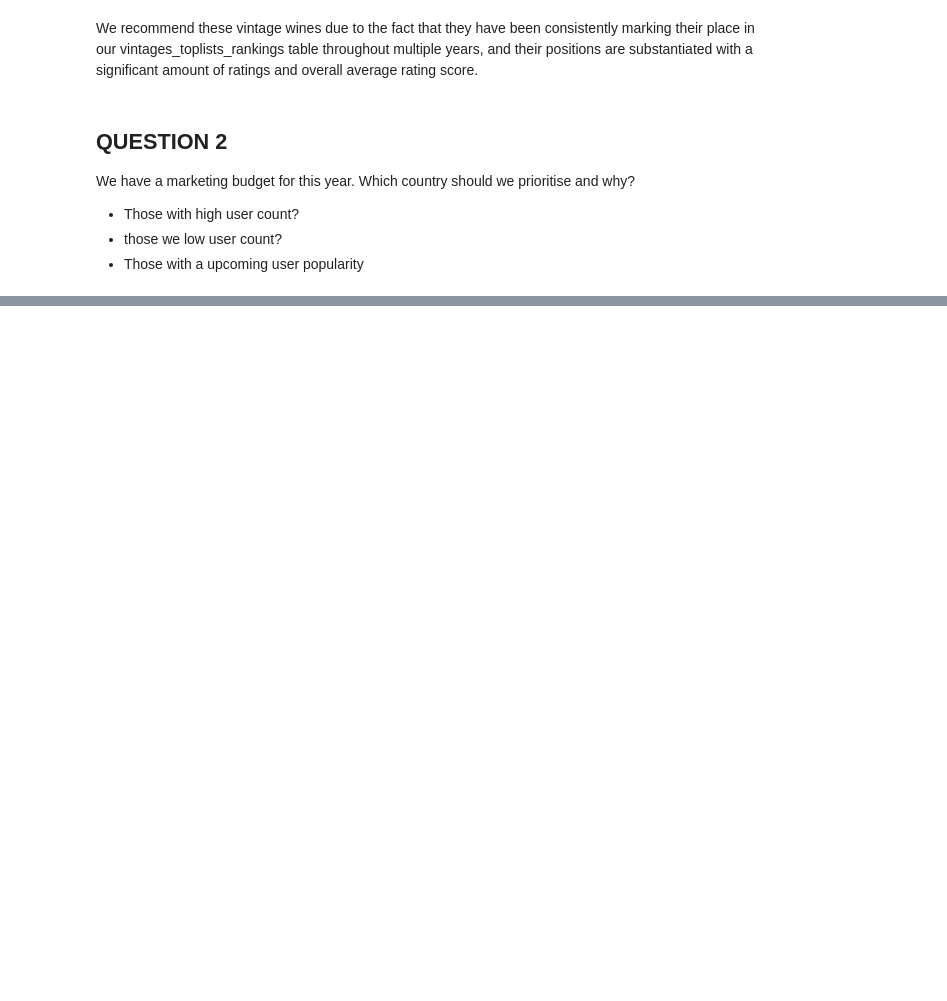
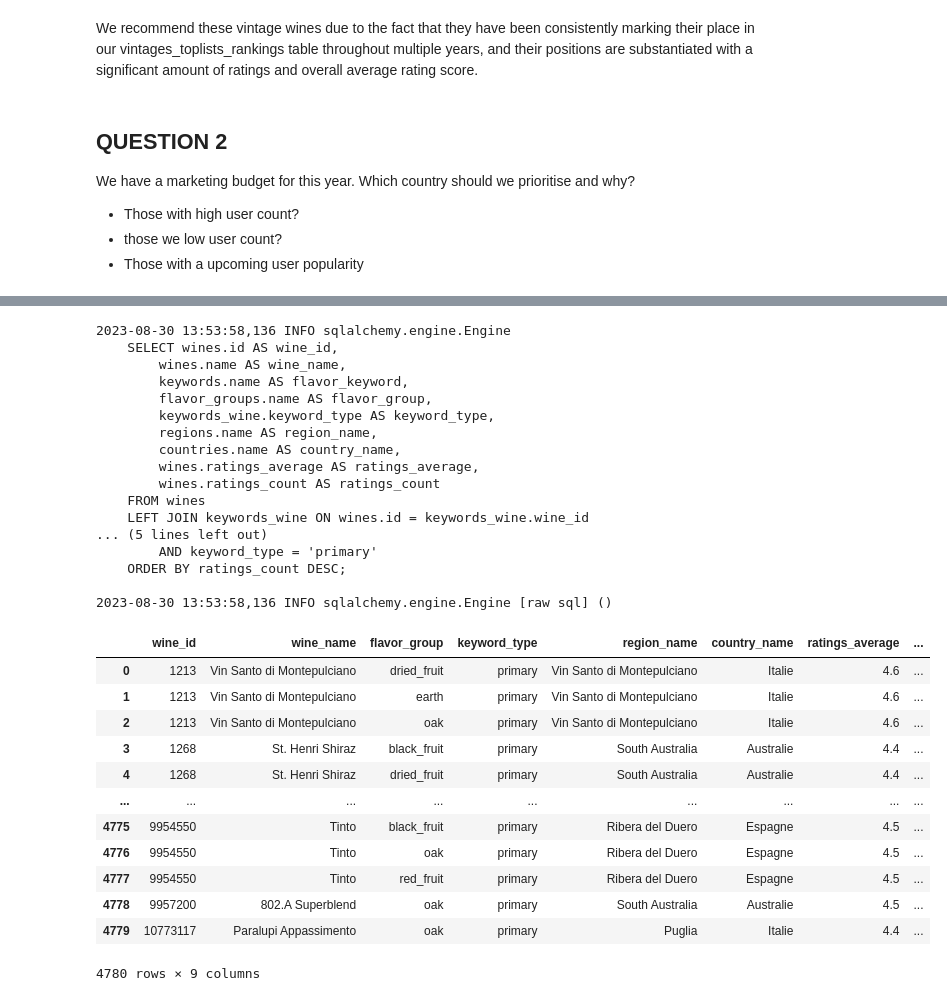
Before and after one commit to moni2code/project_vivino, a Jupyter notebook: notebooks/vivino_analysis_combination.ipynb, the cells around one changed output, grey strips where cells are left out. Saved outputs shown, nothing was run; the diff lists cells and outputs as text; code cells hidden in the pictures; blank space fills up the shorter version.

Commit message:
vivino_analysis_combination : quest #3 answered

```diff
--- a/notebooks/vivino_analysis_combination.ipynb
+++ b/notebooks/vivino_analysis_combination.ipynb
@@ -309,0 +322,80 @@ Based on the information above, we suggest to focus the marketing resources on e
+# %%
+# joining wines, keywords_wine , flavor_groups, keywords, regions, country tables in order to create keyword_flavor_profile_df for each wine in wines table with aggregated keywords per flavor_group
+query_keyword_flavor_profile = vivino_engine.execute(
+    """
+    SELECT wines.id AS wine_id,
+        wines.name AS wine_name,
+        keywords.name AS flavor_keyword,
+        flavor_groups.name AS flavor_group,
+        keywords_wine.keyword_type AS keyword_type,
+        regions.name AS region_name,
+        countries.name AS country_name,
+        wines.ratings_average AS ratings_average,
+        wines.ratings_count AS ratings_count
+    FROM wines
+    LEFT JOIN keywords_wine ON wines.id = keywords_wine.wine_id
+    LEFT JOIN keywords ON keywords_wine.keyword_id = keywords.id
+    LEFT JOIN flavor_groups ON keywords_wine.group_name = flavor_groups.name
+    LEFT JOIN regions ON wines.region_id = regions.id
+    LEFT JOIN countries ON regions.country_code = countries.code
+    WHERE keywords_wine.count >= 10
+        AND keyword_type = 'primary'
+    ORDER BY ratings_count DESC;
+    """
+)
+
+## initialize keyword_flavor_profile_df
+fetch_query_keyword_flavor_profile = query_keyword_flavor_profile.fetchall()
+
+keyword_flavor_profile_df = pd.DataFrame(
+    fetch_query_keyword_flavor_profile,
+    columns=query_keyword_flavor_profile.keys()
+)
+
+## group flavor_keyword per flavor_group
+keyword_flavor_profile_df = keyword_flavor_profile_df.groupby(
+    [
+        'wine_id',
+        'wine_name',
+        'flavor_group',
+        'keyword_type',
+        'region_name',
+        'country_name',
+        'ratings_average',
+        'ratings_count'
+        ])['flavor_keyword'].apply(', '.join).reset_index()
+
+
+## display keyword_flavor_profile_df
+display(keyword_flavor_profile_df)
+# %% [output]
+2023-08-30 13:53:58,136 INFO sqlalchemy.engine.Engine
+    SELECT wines.id AS wine_id,
+        wines.name AS wine_name,
+        keywords.name AS flavor_keyword,
+        flavor_groups.name AS flavor_group,
+        keywords_wine.keyword_type AS keyword_type,
+        regions.name AS region_name,
+        countries.name AS country_name,
+        wines.ratings_average AS ratings_average,
+        wines.ratings_count AS ratings_count
+    FROM wines
+    LEFT JOIN keywords_wine ON wines.id = keywords_wine.wine_id
+... (5 lines left out)
+        AND keyword_type = 'primary'
+    ORDER BY ratings_count DESC;
+
+2023-08-30 13:53:58,136 INFO sqlalchemy.engine.Engine [raw sql] ()
+|  | wine_id | wine_name | flavor_group | keyword_type | region_name | country_name | ratings_average | ... |
+| 0 | 1213 | Vin Santo di Montepulciano | dried_fruit | primary | Vin Santo di Montepulciano | Italie | 4.6 | ... |
+| 1 | 1213 | Vin Santo di Montepulciano | earth | primary | Vin Santo di Montepulciano | Italie | 4.6 | ... |
+| 2 | 1213 | Vin Santo di Montepulciano | oak | primary | Vin Santo di Montepulciano | Italie | 4.6 | ... |
+| 3 | 1268 | St. Henri Shiraz | black_fruit | primary | South Australia | Australie | 4.4 | ... |
+| 4 | 1268 | St. Henri Shiraz | dried_fruit | primary | South Australia | Australie | 4.4 | ... |
+| ... | ... | ... | ... | ... | ... | ... | ... | ... |
+| 4775 | 9954550 | Tinto | black_fruit | primary | Ribera del Duero | Espagne | 4.5 | ... |
+| 4776 | 9954550 | Tinto | oak | primary | Ribera del Duero | Espagne | 4.5 | ... |
+| 4777 | 9954550 | Tinto | red_fruit | primary | Ribera del Duero | Espagne | 4.5 | ... |
+| 4778 | 9957200 | 802.A Superblend | oak | primary | South Australia | Australie | 4.5 | ... |
+| 4779 | 10773117 | Paralupi Appassimento | oak | primary | Puglia | Italie | 4.4 | ... |
+4780 rows × 9 columns
```
Also changed, not shown: parts of 10 cells of this notebook.
